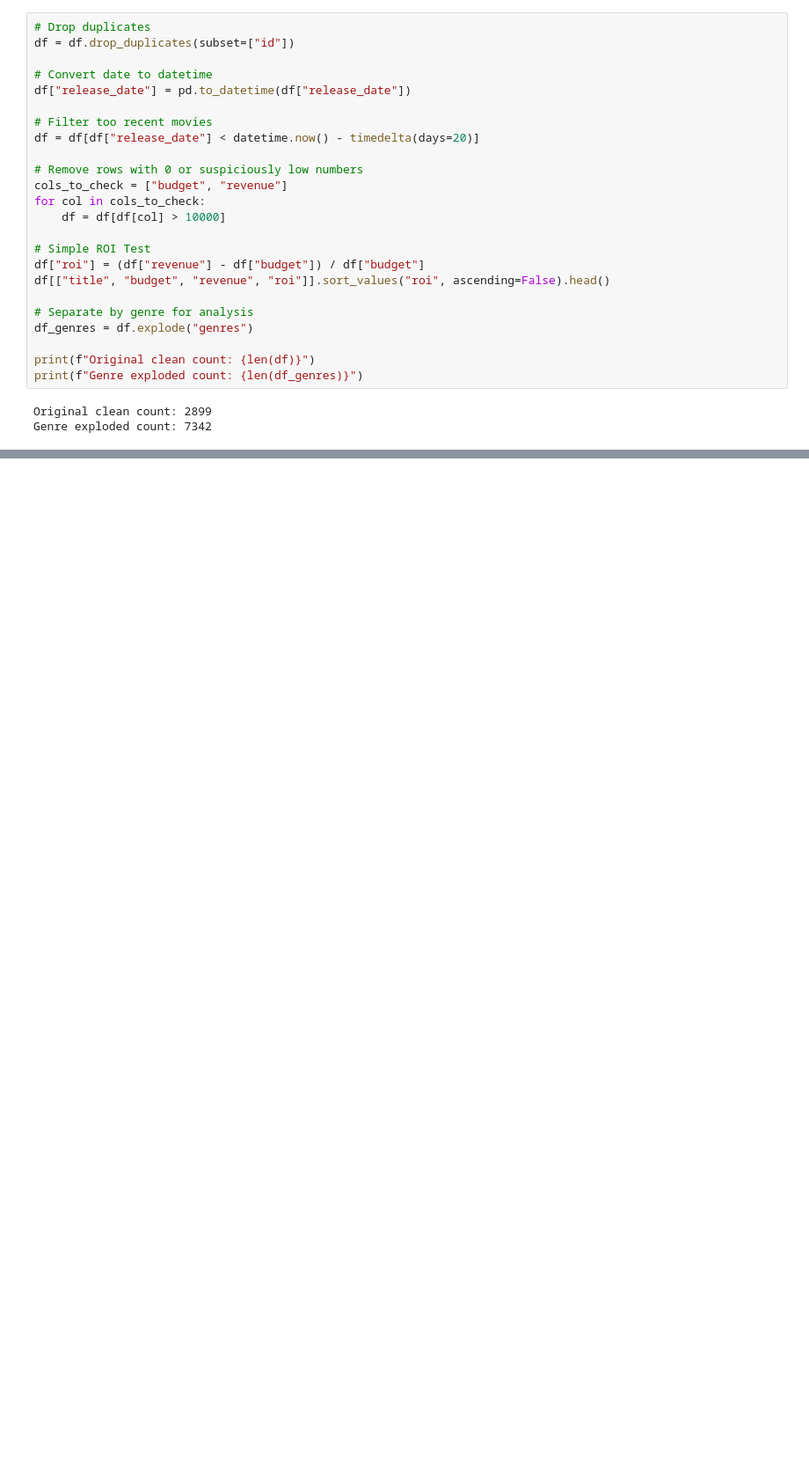
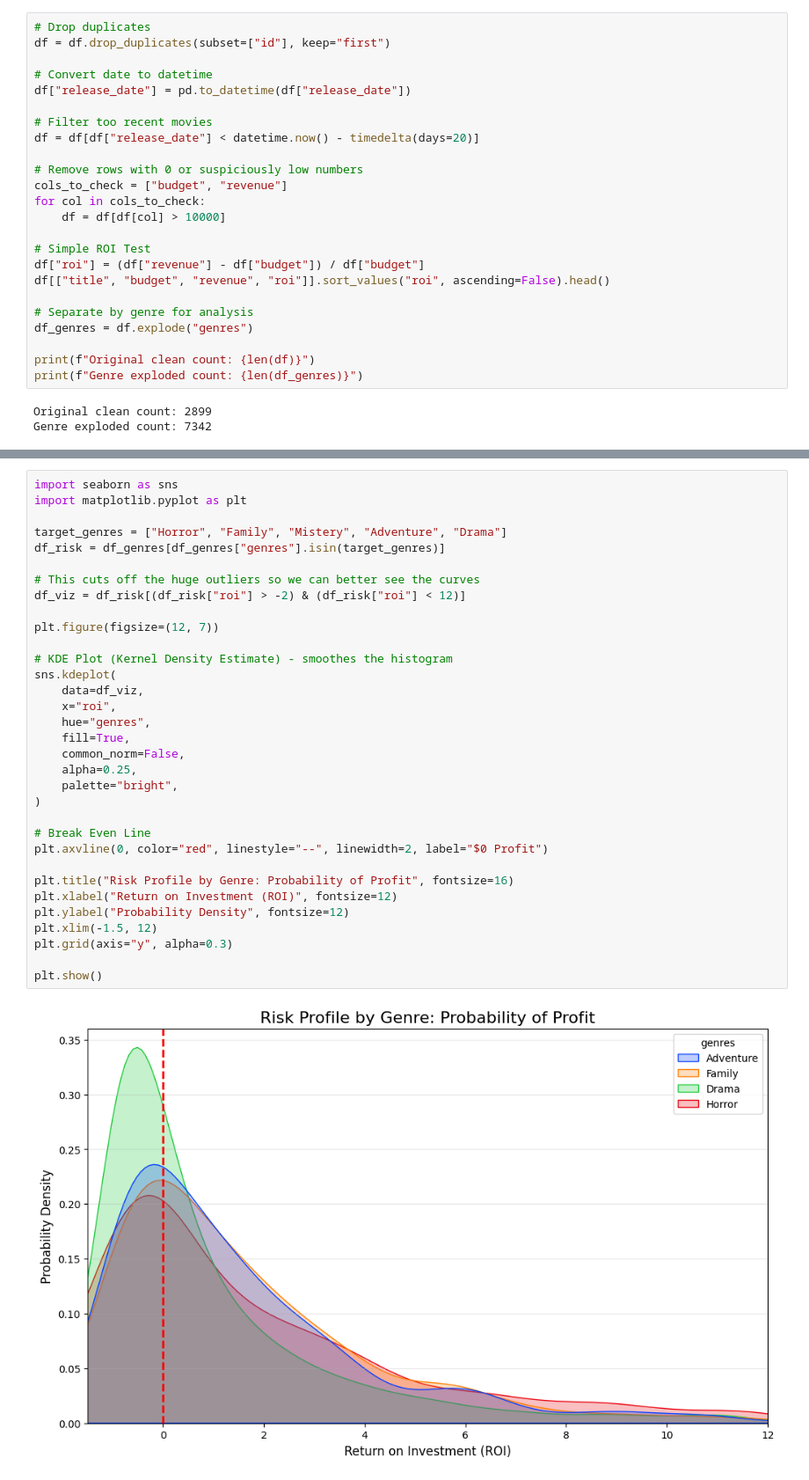
Before and after one commit to diegopetrola/moviedb-data-analysis, a Jupyter notebook: main.ipynb, the cells around one changed output, grey strips where cells are left out. Shown at 88% size. Saved outputs shown, nothing was run; the diff lists cells and outputs as text; blank space fills up the shorter version.

```diff
--- a/main.ipynb
+++ b/main.ipynb
@@ -175,7 +175,7 @@ df
 2899 rows × 10 columns
 # %%
 # Drop duplicates
-df = df.drop_duplicates(subset=["id"])
+df = df.drop_duplicates(subset=["id"], keep="first")
 
 # Convert date to datetime
 df["release_date"] = pd.to_datetime(df["release_date"])
@@ -224,0 +250,35 @@ Name: roi, dtype: float64
+# %%
+import seaborn as sns
+import matplotlib.pyplot as plt
+
+target_genres = ["Horror", "Family", "Mistery", "Adventure", "Drama"]
+df_risk = df_genres[df_genres["genres"].isin(target_genres)]
+
+# This cuts off the huge outliers so we can better see the curves
+df_viz = df_risk[(df_risk["roi"] > -2) & (df_risk["roi"] < 12)]
+
+plt.figure(figsize=(12, 7))
+
+# KDE Plot (Kernel Density Estimate) - smoothes the histogram
+sns.kdeplot(
+    data=df_viz,
+    x="roi",
+    hue="genres",
+    fill=True,
+    common_norm=False,
+    alpha=0.25,
+    palette="bright",
+)
+
+# Break Even Line
+plt.axvline(0, color="red", linestyle="--", linewidth=2, label="$0 Profit")
+
+plt.title("Risk Profile by Genre: Probability of Profit", fontsize=16)
+plt.xlabel("Return on Investment (ROI)", fontsize=12)
+plt.ylabel("Probability Density", fontsize=12)
+plt.xlim(-1.5, 12)
+plt.grid(axis="y", alpha=0.3)
+
+plt.show()
+# %% [output]
+[figure, added]
```
Also changed, not shown: parts of 8 cells of this notebook.
